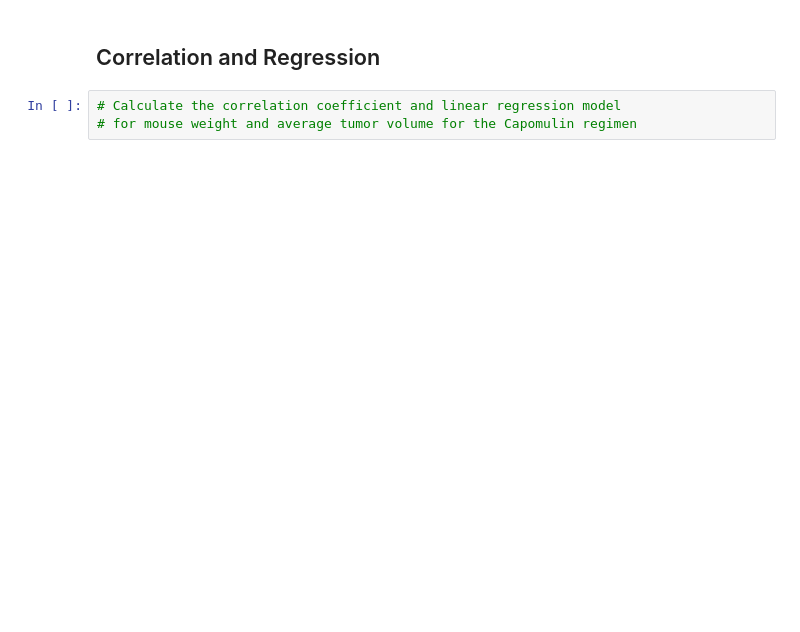
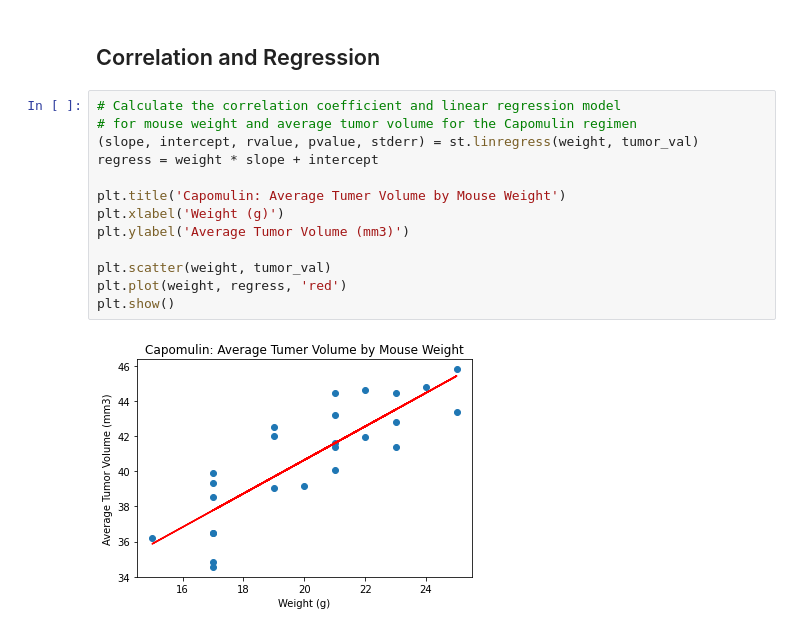
Before and after one commit to cgangi2216/PymaceuticalsInc, a Jupyter notebook: pymaceuticals.ipynb, the cells around one changed output. Drawn from its saved outputs; the diff is of its cells as text; blank space fills up the shorter version.

```diff
--- a/pymaceuticals.ipynb
+++ b/pymaceuticals.ipynb
@@ -210,3 +322,15 @@ plt.show()
 # %%
 # Calculate the correlation coefficient and linear regression model
 # for mouse weight and average tumor volume for the Capomulin regimen
+(slope, intercept, rvalue, pvalue, stderr) = st.linregress(weight, tumor_val)
+regress = weight * slope + intercept
+
+plt.title('Capomulin: Average Tumer Volume by Mouse Weight')
+plt.xlabel('Weight (g)')
+plt.ylabel('Average Tumor Volume (mm3)')
+
+plt.scatter(weight, tumor_val)
+plt.plot(weight, regress, 'red')
+plt.show()
+# %% [output]
+[figure, added]
```
Also changed, not shown: parts of 17 cells of this notebook.
